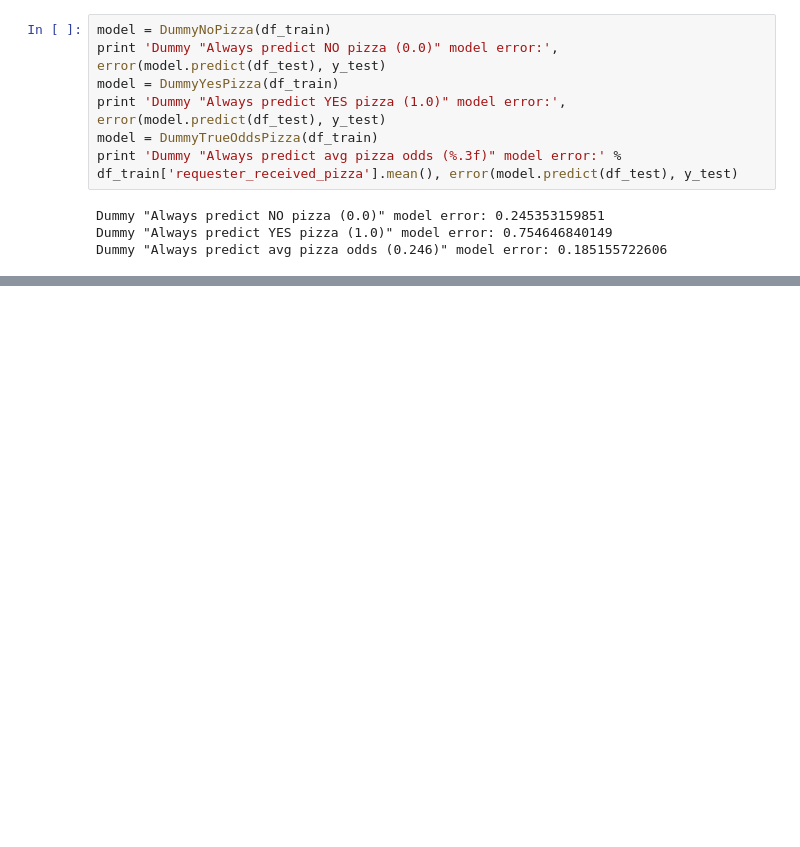
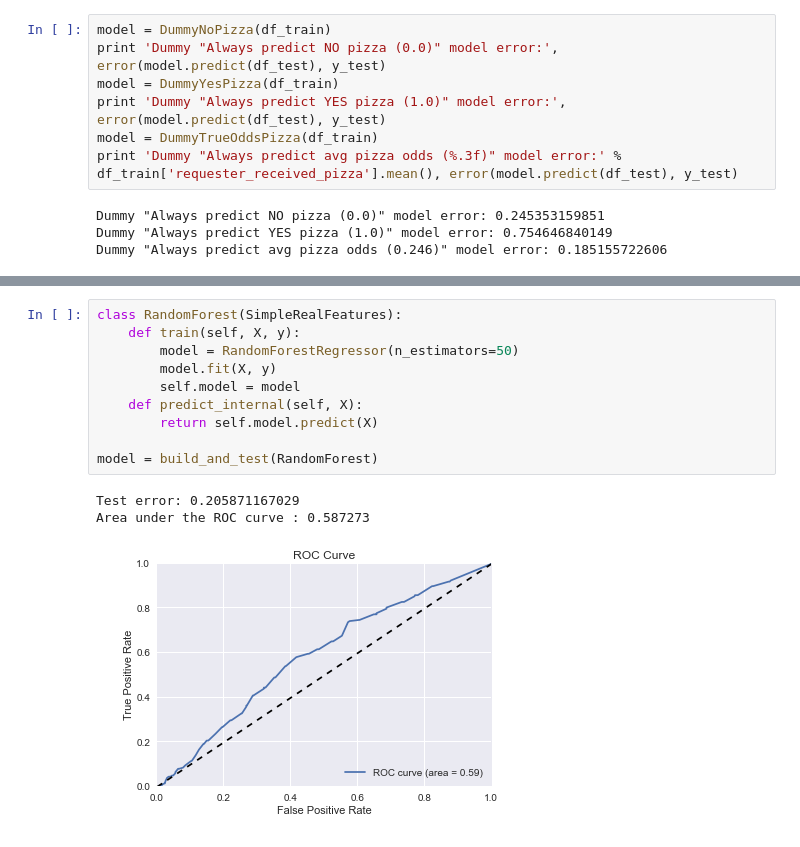
Before and after one commit to anantzoid/kaggle-pizza, a Jupyter notebook: Everett - Modelling.ipynb, the cells around one changed output, grey strips where cells are left out. Drawn from its saved outputs; the diff is of its cells as text; blank space fills up the shorter version.

```diff
--- a/Everett - Modelling.ipynb
+++ b/Everett - Modelling.ipynb
@@ -105 +152,15 @@ class SimpleFeatures(Model):
+# %%
+class RandomForest(SimpleRealFeatures):
+    def train(self, X, y):
+        model = RandomForestRegressor(n_estimators=50)
+        model.fit(X, y)
+        self.model = model
+    def predict_internal(self, X):
+        return self.model.predict(X)
+
+model = build_and_test(RandomForest)
+# %% [output]
+Test error: 0.205871167029
+Area under the ROC curve : 0.587273
+[figure, added]
 # %%
```
Also changed, not shown: parts of 12 cells of this notebook.
